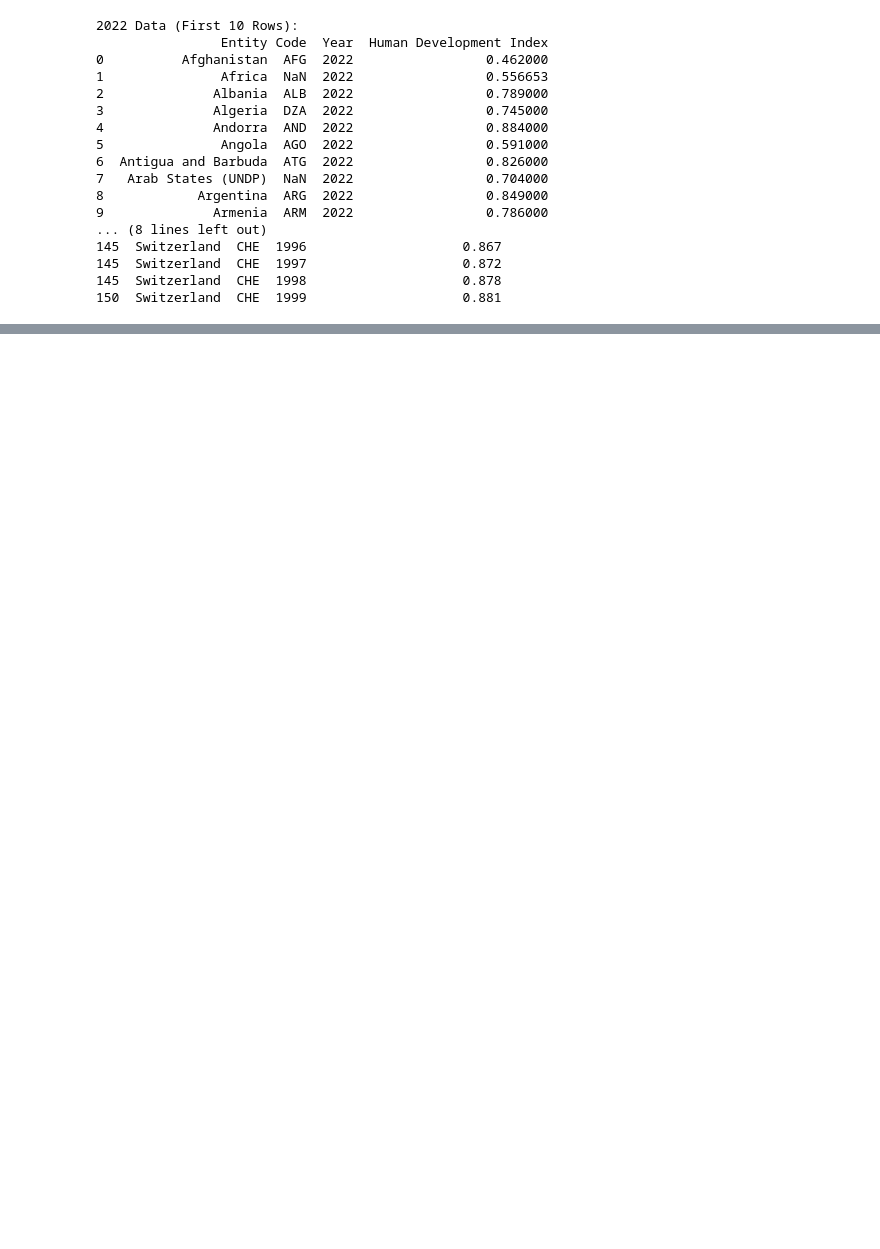
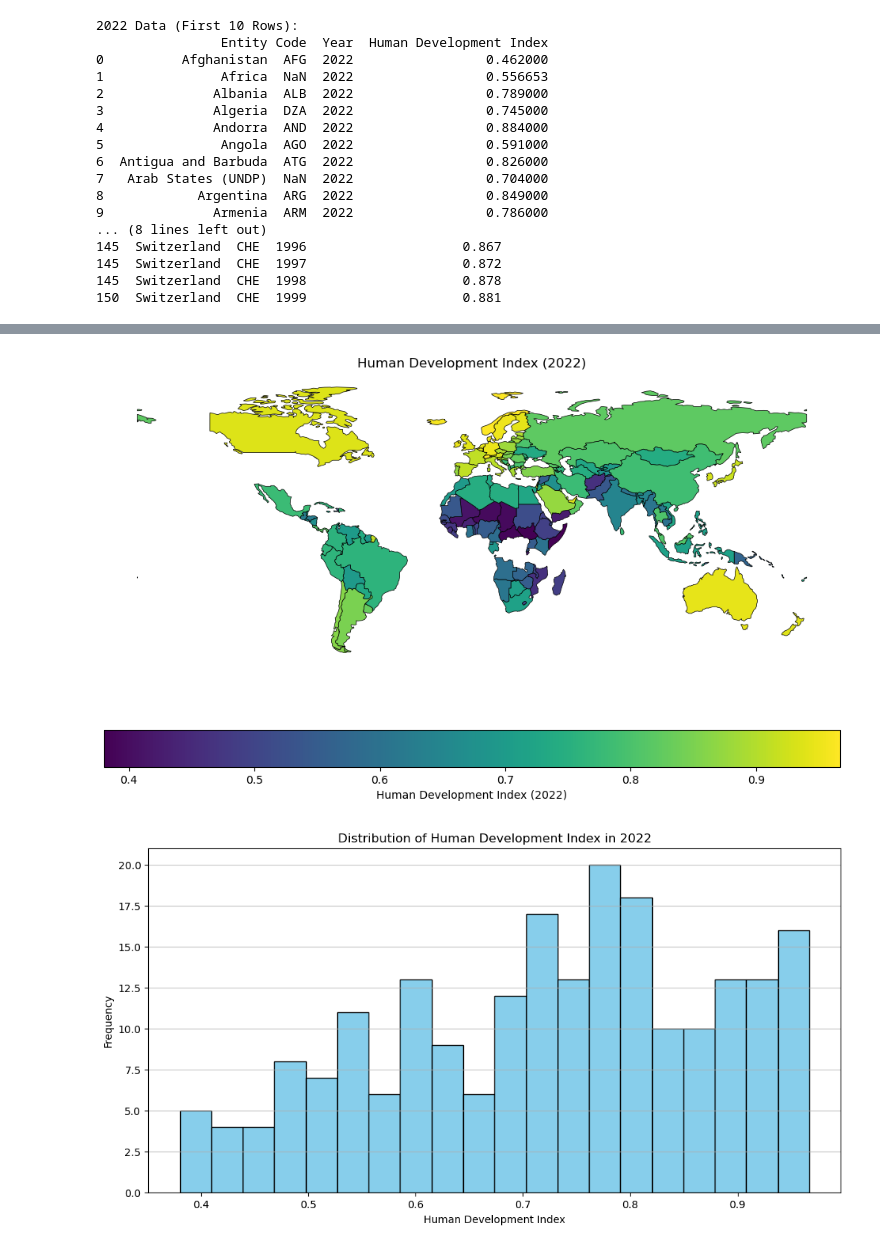
Before and after one commit to com-480-data-visualization/HappiScope, a Jupyter notebook: data/hdi_data/HDI_vis.ipynb, the cells around one changed output, grey strips where cells are left out. Saved outputs shown, nothing was run; the diff lists cells and outputs as text; code cells hidden in the pictures; blank space fills up the shorter version.

```diff
--- a/data/hdi_data/HDI_vis.ipynb
+++ b/data/hdi_data/HDI_vis.ipynb
@@ -121,7 +191,14 @@ Entity  Year  China  Egypt  Switzerland  United States
 import geoviews as gv
 import geopandas as gpd
 from holoviews import opts
+import pandas as pd
+import matplotlib.pyplot as plt
+import hvplot.pandas
 
+# Set matplotlib to display inline in the notebook
+%matplotlib inline
+
+# Assuming df_2022 is already defined
 df_2022['Human Development Index'] = pd.to_numeric(df_2022['Human Development Index'], errors='coerce')
 
 # Load world map data from Natural Earth alternative source
@@ -133,14 +210,41 @@ df_merged = world.merge(df_2022, left_on='ADMIN', right_on='Entity', how='left')
 # Drop rows with missing HDI values
 df_merged = df_merged.dropna(subset=['Human Development Index'])
 
-# Plot world map with Human Development Index values and tooltips
-world_map = gv.Polygons(df_merged, vdims=['Human Development Index', 'Entity']).opts(
-    color='Human Development Index', cmap='viridis', line_color='black',
-    width=900, height=500, title='Human Development Index (2022)', colorbar=True,
-    tools=['hover'], hover_fill_color='white'
+# Create a figure for the world map
+fig, ax = plt.subplots(figsize=(12, 7))
+
+# Plot using geopandas directly with matplotlib
+df_merged.plot(
+    column='Human Development Index',
+    cmap='viridis',
+    linewidth=0.5,
+    edgecolor='black',
+    ax=ax,
+    legend=True,
+    legend_kwds={'label': "Human Development Index (2022)", 'orientation': "horizontal"}
 )
 
-# Display the world map
-world_map
+plt.title('Human Development Index (2022)')
+plt.axis('off')  # Turn off axis
+
+# # Save the figure first
+# fig.savefig('hdi_world_map_2022.png', dpi=300, bbox_inches='tight')
+
+# Then display it in the notebook
+plt.show()
+
+# Create a new figure for the histogram
+fig2, ax2 = plt.subplots(figsize=(12, 6))
+ax2.hist(df_2022['Human Development Index'].dropna(), bins=20, color='skyblue', edgecolor='black')
+ax2.set_title('Distribution of Human Development Index in 2022')
+ax2.set_xlabel('Human Development Index')
+ax2.set_ylabel('Frequency')
+ax2.grid(axis='y', alpha=0.75)
+
+# # Save histogram
+# fig2.savefig('hdi_histogram_2022.png', dpi=300, bbox_inches='tight')
+
+# Display histogram in notebook
+plt.show()
 # %% [output]
 [interactive output not drawn]
@@ -146,0 +253,2 @@ world_map
+[figure, added]
+[figure, added]
```
Also changed, not shown: parts of 6 cells of this notebook, 3 other files.
